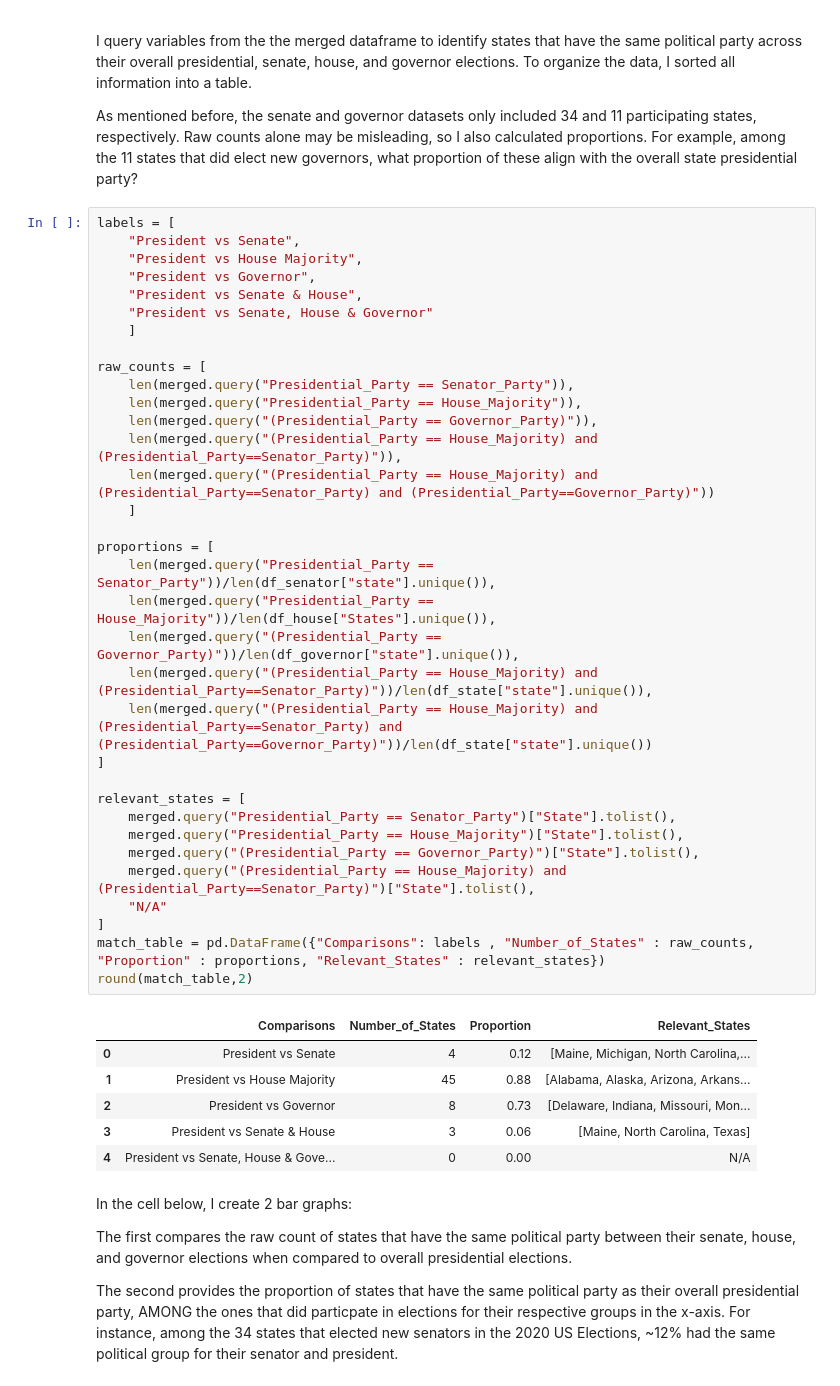
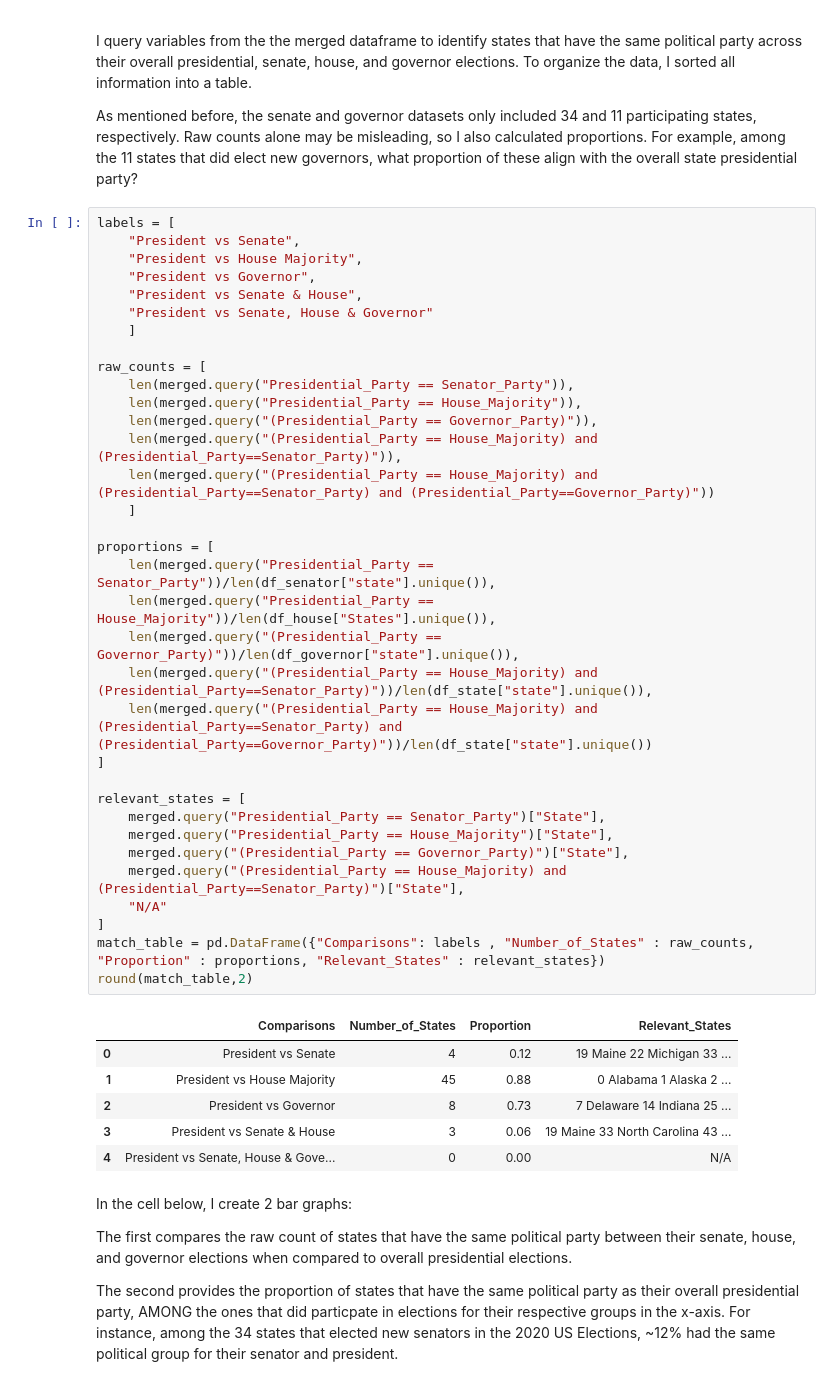
Before and after one commit to michelle1002/datasci151spring2026, a Jupyter notebook: _final_project/Michelle_Project.ipynb, the cells around one changed output. Saved outputs shown, nothing was run; the diff lists cells and outputs as text.

```diff
--- a/_final_project/Michelle_Project.ipynb
+++ b/_final_project/Michelle_Project.ipynb
@@ -421,41 +423,41 @@ labels = [
     "President vs Senate",
     "President vs House Majority",
     "President vs Governor",
     "President vs Senate & House",
     "President vs Senate, House & Governor"
     ]
 
 raw_counts = [
     len(merged.query("Presidential_Party == Senator_Party")),
     len(merged.query("Presidential_Party == House_Majority")),
     len(merged.query("(Presidential_Party == Governor_Party)")),
     len(merged.query("(Presidential_Party == House_Majority) and (Presidential_Party==Senator_Party)")),
     len(merged.query("(Presidential_Party == House_Majority) and (Presidential_Party==Senator_Party) and (Presidential_Party==Governor_Party)"))
     ]
 
 proportions = [
     len(merged.query("Presidential_Party == Senator_Party"))/len(df_senator["state"].unique()),
     len(merged.query("Presidential_Party == House_Majority"))/len(df_house["States"].unique()),
     len(merged.query("(Presidential_Party == Governor_Party)"))/len(df_governor["state"].unique()),
     len(merged.query("(Presidential_Party == House_Majority) and (Presidential_Party==Senator_Party)"))/len(df_state["state"].unique()),
     len(merged.query("(Presidential_Party == House_Majority) and (Presidential_Party==Senator_Party) and (Presidential_Party==Governor_Party)"))/len(df_state["state"].unique())
 ]
 
 relevant_states = [
-    merged.query("Presidential_Party == Senator_Party")["State"].tolist(),
-    merged.query("Presidential_Party == House_Majority")["State"].tolist(),
-    merged.query("(Presidential_Party == Governor_Party)")["State"].tolist(),
-    merged.query("(Presidential_Party == House_Majority) and (Presidential_Party==Senator_Party)")["State"].tolist(),
+    merged.query("Presidential_Party == Senator_Party")["State"],
+    merged.query("Presidential_Party == House_Majority")["State"],
+    merged.query("(Presidential_Party == Governor_Party)")["State"],
+    merged.query("(Presidential_Party == House_Majority) and (Presidential_Party==Senator_Party)")["State"],
     "N/A"
 ]
 match_table = pd.DataFrame({"Comparisons": labels , "Number_of_States" : raw_counts, "Proportion" : proportions, "Relevant_States" : relevant_states})
 round(match_table,2)
 # %% [output]
 |  | Comparisons | Number_of_States | Proportion | Relevant_States |
-| 0 | President vs Senate | 4 | 0.12 | [Maine, Michigan, North Carolina,... |
-| 1 | President vs House Majority | 45 | 0.88 | [Alabama, Alaska, Arizona, Arkans... |
-| 2 | President vs Governor | 8 | 0.73 | [Delaware, Indiana, Missouri, Mon... |
-| 3 | President vs Senate & House | 3 | 0.06 | [Maine, North Carolina, Texas] |
+| 0 | President vs Senate | 4 | 0.12 | 19 Maine 22 Michigan 33 ... |
+| 1 | President vs House Majority | 45 | 0.88 | 0 Alabama 1 Alaska 2 ... |
+| 2 | President vs Governor | 8 | 0.73 | 7 Delaware 14 Indiana 25 ... |
+| 3 | President vs Senate & House | 3 | 0.06 | 19 Maine 33 North Carolina 43 ... |
 | 4 | President vs Senate, House & Gove... | 0 | 0.00 | N/A |
 # %% [markdown]
 In the cell below, I create 2 bar graphs:
```
Also changed, not shown: parts of 2 cells of this notebook.
